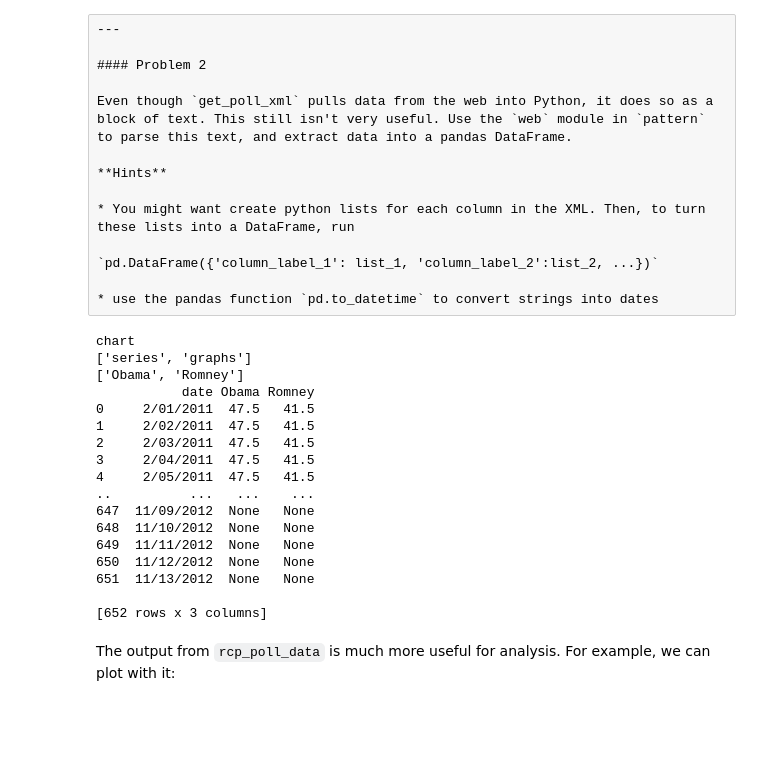
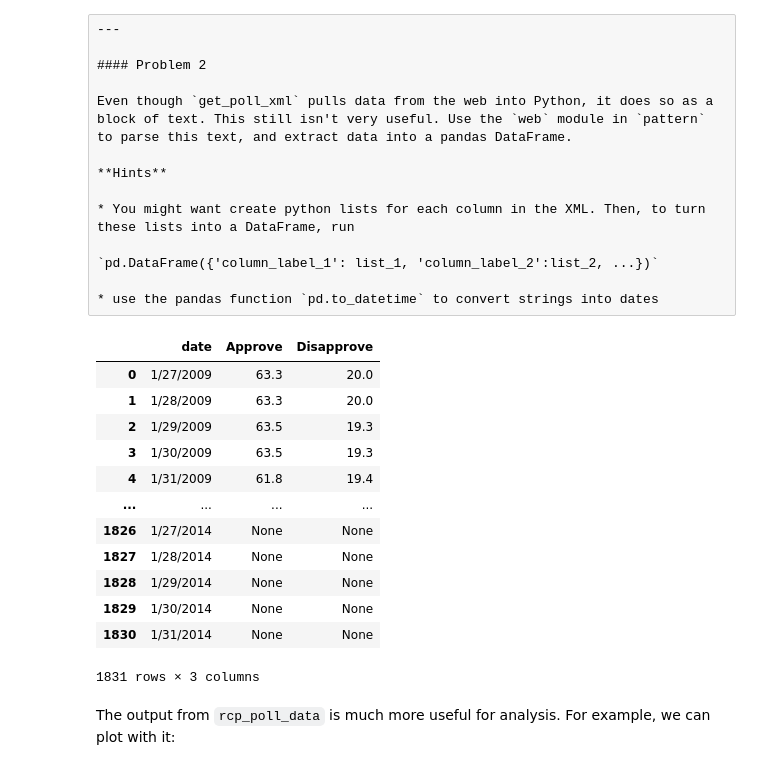
Before and after one commit to santiagoa88g/CS1092015, a Jupyter notebook: HW1.ipynb, the cells around one changed output. Cells and saved outputs as stored; diff of their text form; code cells hidden in the pictures; blank space fills up the shorter version.

```diff
--- a/HW1.ipynb
+++ b/HW1.ipynb
@@ -216,6 +216,6 @@ def plot_colors(xml):
         result[title] = graph.attributes['color']
     return print(result)
 
-xml = get_poll_xml(1171)
-plot_colors(xml)
+xml = get_poll_xml(1044)
+plot_colors(get_poll_xml(1044))
 # %% [output]
@@ -285,57 +285,53 @@ import requests
 import xml.etree.ElementTree as ET
 import numpy
 import pandas as pd
 
-def rcp_poll_data(b) :
-    root = ET.fromstring(requests.get('http://charts.realclearpolitics.com/charts/%i.xml' % int(b)).text)
-    print(root.tag)
+def rcp_poll_data(xml) :
+    root = ET.fromstring(xml)
+    #print(root.tag)
 
     tags = list()
     title = list()
 
     for atags in root :
         tags.append(atags.tag)
-    print(tags)
+    #print(tags)
 
     for name in root.iter('graph') :
         title.append(name.attrib.get('title'))
-    print(title)
+    #print(title)
 
     def data_store(element,value,a):
         store = list()
         for elem in root.findall('.//%s[%d]/%s' % (element, int(a), value)):
             store.append(elem.text)
         return store
 
     date = data_store('series','value', 1)
     lst1 = data_store('graph','value', 1)
     lst2 = data_store('graph','value', 2)
 
     inputs = dict()
     inputs = {"date" : date, title[0] : lst1, title[1] : lst2}
     out_df = pd.DataFrame(inputs)
 
-    return print(out_df)
+    return out_df
 
-rcp_poll_data(1171)
+rcp_poll_data(xml)
 # %% [output]
+|  | date | Approve | Disapprove |
+| 0 | 1/27/2009 | 63.3 | 20.0 |
+| 1 | 1/28/2009 | 63.3 | 20.0 |
+| 2 | 1/29/2009 | 63.5 | 19.3 |
+| 3 | 1/30/2009 | 63.5 | 19.3 |
+| 4 | 1/31/2009 | 61.8 | 19.4 |
+| ... | ... | ... | ... |
+| 1826 | 1/27/2014 | None | None |
+| 1827 | 1/28/2014 | None | None |
+| 1828 | 1/29/2014 | None | None |
+| 1829 | 1/30/2014 | None | None |
+| 1830 | 1/31/2014 | None | None |
-chart
-['series', 'graphs']
-['Obama', 'Romney']
-           date Obama Romney
-0     2/01/2011  47.5   41.5
-1     2/02/2011  47.5   41.5
-2     2/03/2011  47.5   41.5
-3     2/04/2011  47.5   41.5
-4     2/05/2011  47.5   41.5
-..          ...   ...    ...
-647  11/09/2012  None   None
-648  11/10/2012  None   None
-649  11/11/2012  None   None
-650  11/12/2012  None   None
-651  11/13/2012  None   None
-
-[652 rows x 3 columns]
+1831 rows × 3 columns
 # %% [markdown]
 The output from `rcp_poll_data` is much more useful for analysis. For example, we can plot with it:
 # %%
```
Also changed, not shown: parts of 4 cells of this notebook.
